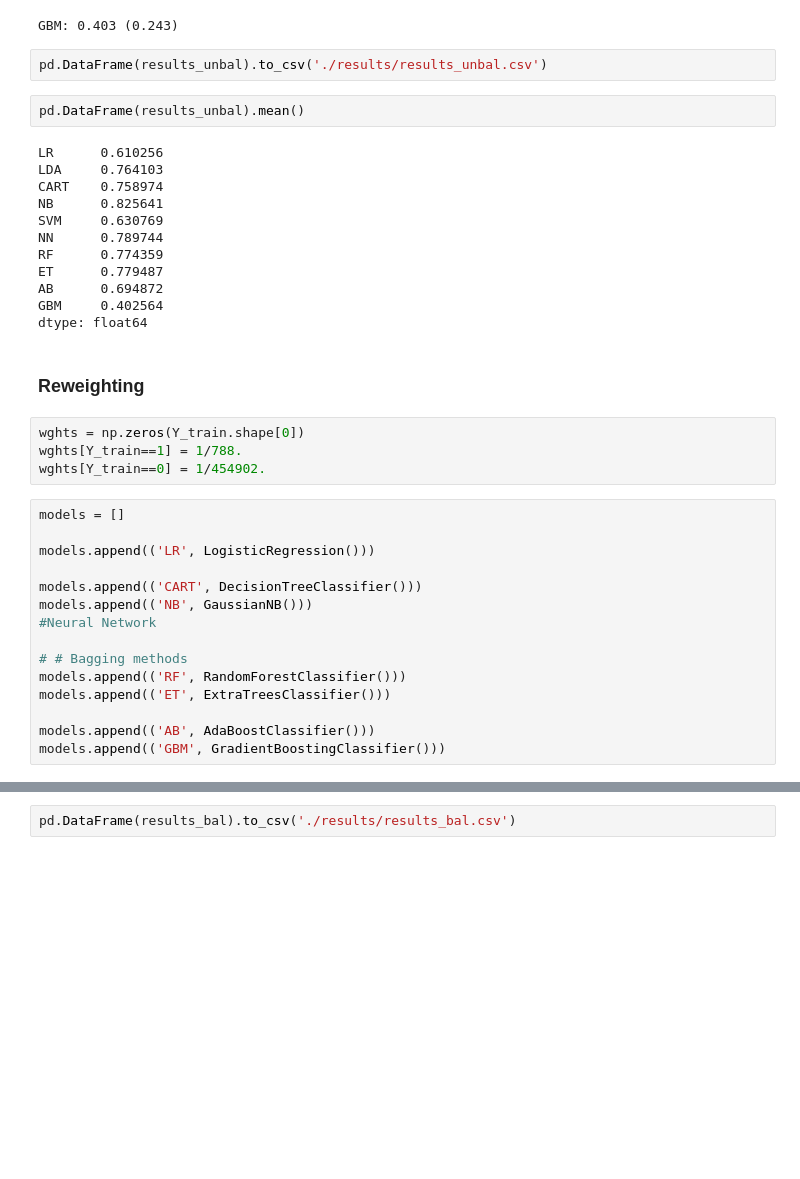
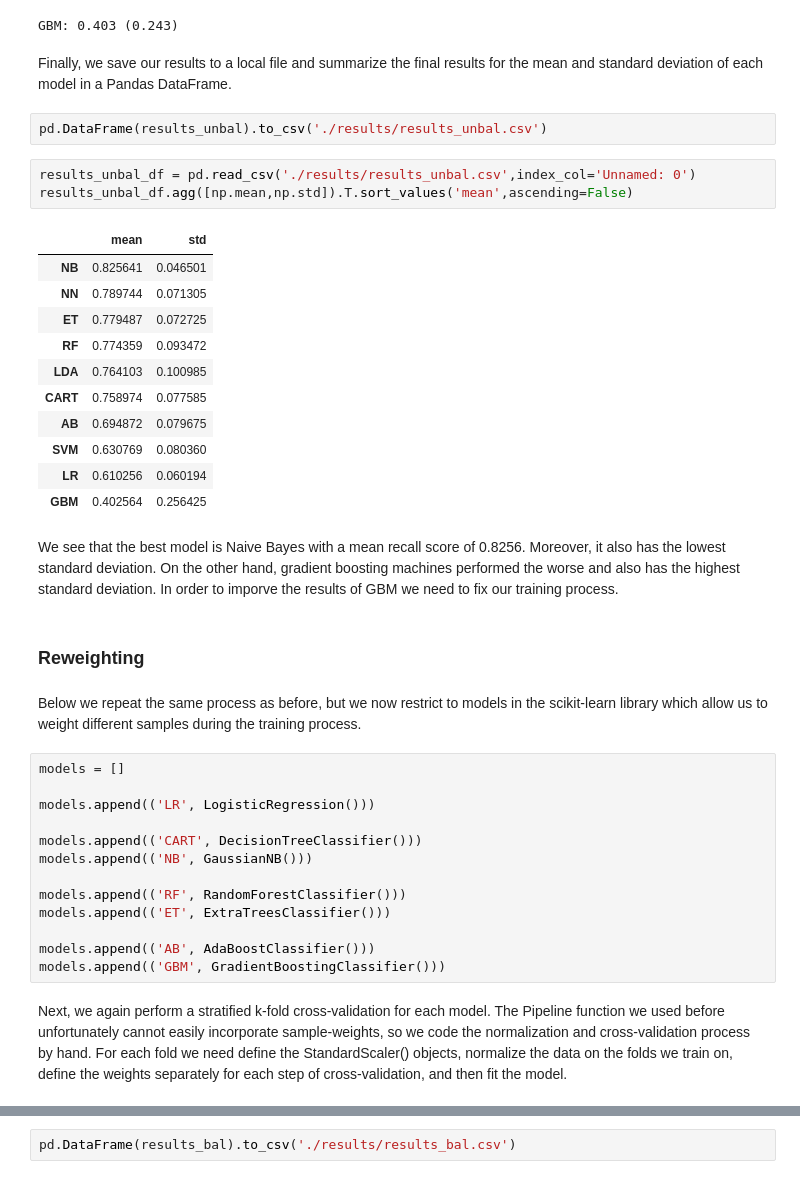
Before and after one commit to david-meltzer/ML_finance, a Jupyter notebook: projects/credit_card_fraud.ipynb, the cells around one changed output, grey strips where cells are left out. Saved outputs shown, nothing was run; the diff lists cells and outputs as text; blank space fills up the shorter version.

```diff
--- a/projects/credit_card_fraud.ipynb
+++ b/projects/credit_card_fraud.ipynb
@@ -398,28 +398,31 @@ RF: 0.774 (0.089)
 ET: 0.779 (0.069)
 AB: 0.695 (0.076)
 GBM: 0.403 (0.243)
+# %% [markdown]
+Finally, we save our results to a local file and summarize the final results for the mean and standard deviation of each model in a Pandas DataFrame.
 # %%
 pd.DataFrame(results_unbal).to_csv('./results/results_unbal.csv')
 # %%
-pd.DataFrame(results_unbal).mean()
+results_unbal_df = pd.read_csv('./results/results_unbal.csv',index_col='Unnamed: 0')
+results_unbal_df.agg([np.mean,np.std]).T.sort_values('mean',ascending=False)
 # %% [output]
-LR      0.610256
-LDA     0.764103
-CART    0.758974
-NB      0.825641
-SVM     0.630769
-NN      0.789744
-RF      0.774359
-ET      0.779487
-AB      0.694872
-GBM     0.402564
-dtype: float64
+|  | mean | std |
+| NB | 0.825641 | 0.046501 |
+| NN | 0.789744 | 0.071305 |
+| ET | 0.779487 | 0.072725 |
+| RF | 0.774359 | 0.093472 |
+| LDA | 0.764103 | 0.100985 |
+| CART | 0.758974 | 0.077585 |
+| AB | 0.694872 | 0.079675 |
+| SVM | 0.630769 | 0.080360 |
+| LR | 0.610256 | 0.060194 |
+| GBM | 0.402564 | 0.256425 |
+# %% [markdown]
+We see that the best model is Naive Bayes with a mean recall score of 0.8256. Moreover, it also has the lowest standard deviation. On the other hand, gradient boosting machines performed the worse and also has the highest standard deviation. In order to imporve the results of GBM we need to fix our training process.
 # %% [markdown]
 ### Reweighting
-# %%
-wghts = np.zeros(Y_train.shape[0])
-wghts[Y_train==1] = 1/788.
-wghts[Y_train==0] = 1/454902.
+# %% [markdown]
+Below we repeat the same process as before, but we now restrict to models in the scikit-learn library which allow us to weight different samples during the training process.
 # %%
 models = []
 
@@ -427,14 +430,14 @@ models.append(('LR', LogisticRegression()))
 
 models.append(('CART', DecisionTreeClassifier()))
 models.append(('NB', GaussianNB()))
-#Neural Network
 
-# # Bagging methods
 models.append(('RF', RandomForestClassifier()))
 models.append(('ET', ExtraTreesClassifier()))
 
 models.append(('AB', AdaBoostClassifier()))
 models.append(('GBM', GradientBoostingClassifier()))
+# %% [markdown]
+Next, we again perform a stratified k-fold cross-validation for each model. The Pipeline function we used before unfortunately cannot easily incorporate sample-weights, so we code the normalization and cross-validation process by hand. For each fold we need define the StandardScaler() objects, normalize the data on the folds we train on, define the weights separately for each step of cross-validation, and then fit the model.
 # %%
 results_bal = defaultdict(list)
 scoring = 'recall'
```
Also changed, not shown: parts of 41 cells of this notebook, 1 other file.
